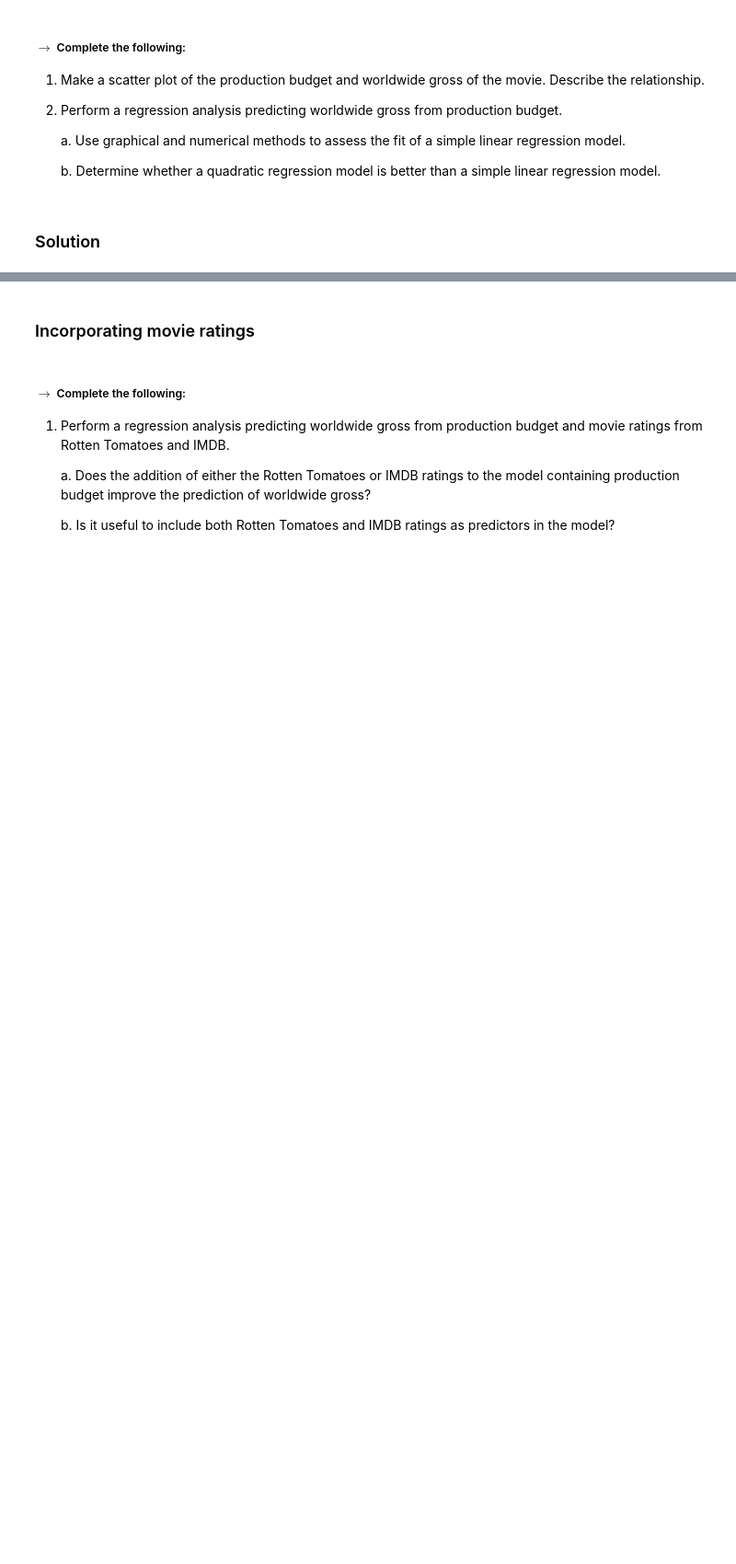
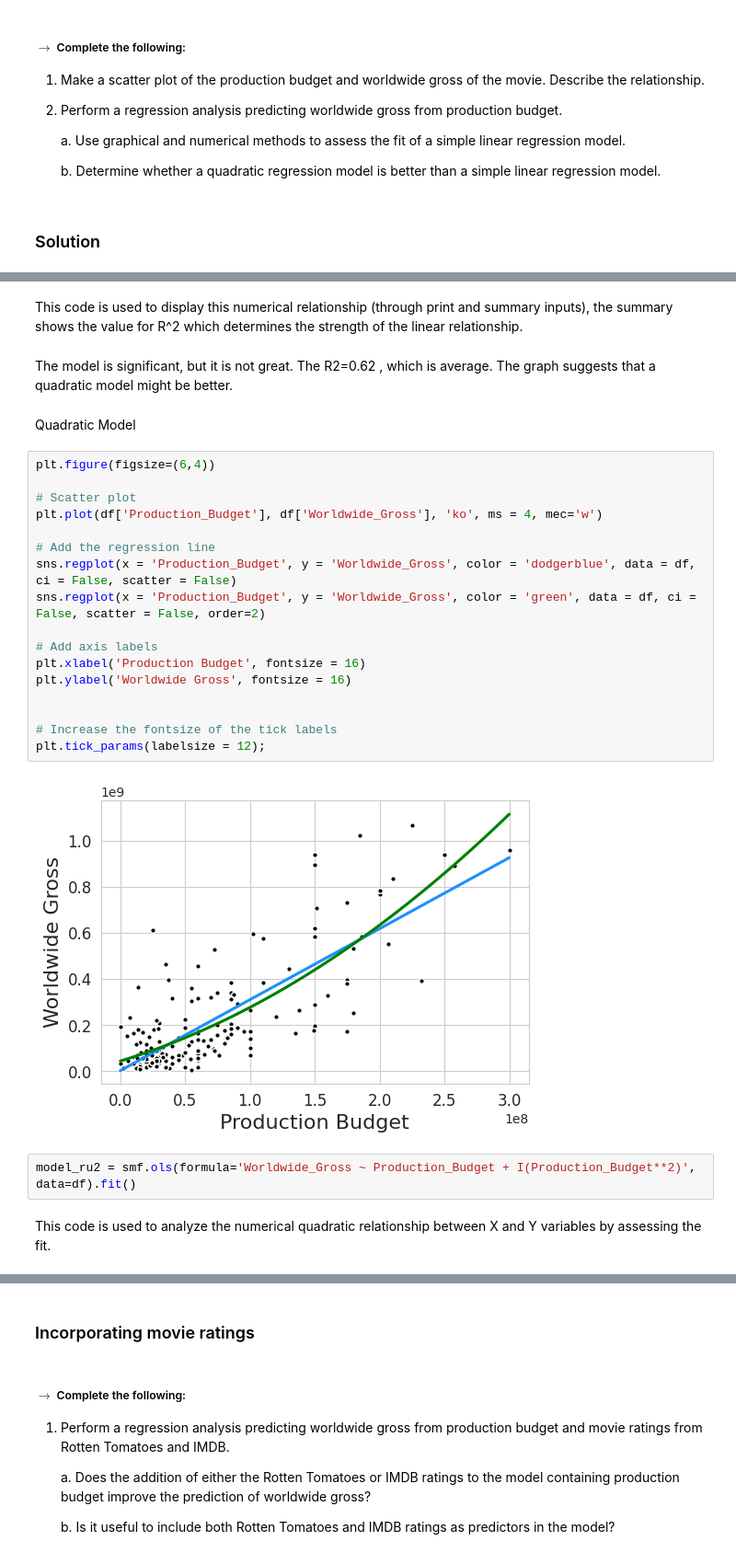
Before and after one commit to KetsiaKay/co2-emission, a Jupyter notebook: Copy_of_MATH_2315_Lab_2.ipynb, the cells around one changed output, grey strips where cells are left out. Shown at 92% size. Cells and saved outputs as stored; diff of their text form; blank space fills up the shorter version.

```diff
--- a/Copy_of_MATH_2315_Lab_2.ipynb
+++ b/Copy_of_MATH_2315_Lab_2.ipynb
@@ -101,0 +154,29 @@ plt.show()
+# %% [markdown]
+This code is used to display this numerical relationship (through print and summary inputs), the summary shows the value for R^2 which determines the strength of the linear relationship.
+# %% [markdown]
+The model is significant, but it is not great. The  R2=0.62 , which is average. The graph suggests that a quadratic model might be better.
+# %% [markdown]
+Quadratic Model
+# %%
+plt.figure(figsize=(6,4))
+
+# Scatter plot
+plt.plot(df['Production_Budget'], df['Worldwide_Gross'], 'ko', ms = 4, mec='w')
+
+# Add the regression line
+sns.regplot(x = 'Production_Budget', y = 'Worldwide_Gross', color = 'dodgerblue', data = df, ci = False, scatter = False)
+sns.regplot(x = 'Production_Budget', y = 'Worldwide_Gross', color = 'green', data = df, ci = False, scatter = False, order=2)
+
+# Add axis labels
+plt.xlabel('Production Budget', fontsize = 16)
+plt.ylabel('Worldwide Gross', fontsize = 16)
+
+
+# Increase the fontsize of the tick labels
+plt.tick_params(labelsize = 12);
+# %% [output]
+[figure, added]
+# %%
+model_ru2 = smf.ols(formula='Worldwide_Gross ~ Production_Budget + I(Production_Budget**2)', data=df).fit()
+# %% [markdown]
+This code is used to analyze the numerical quadratic relationship between X and Y variables by assessing the fit.
```
Also changed, not shown: parts of 27 cells of this notebook.
